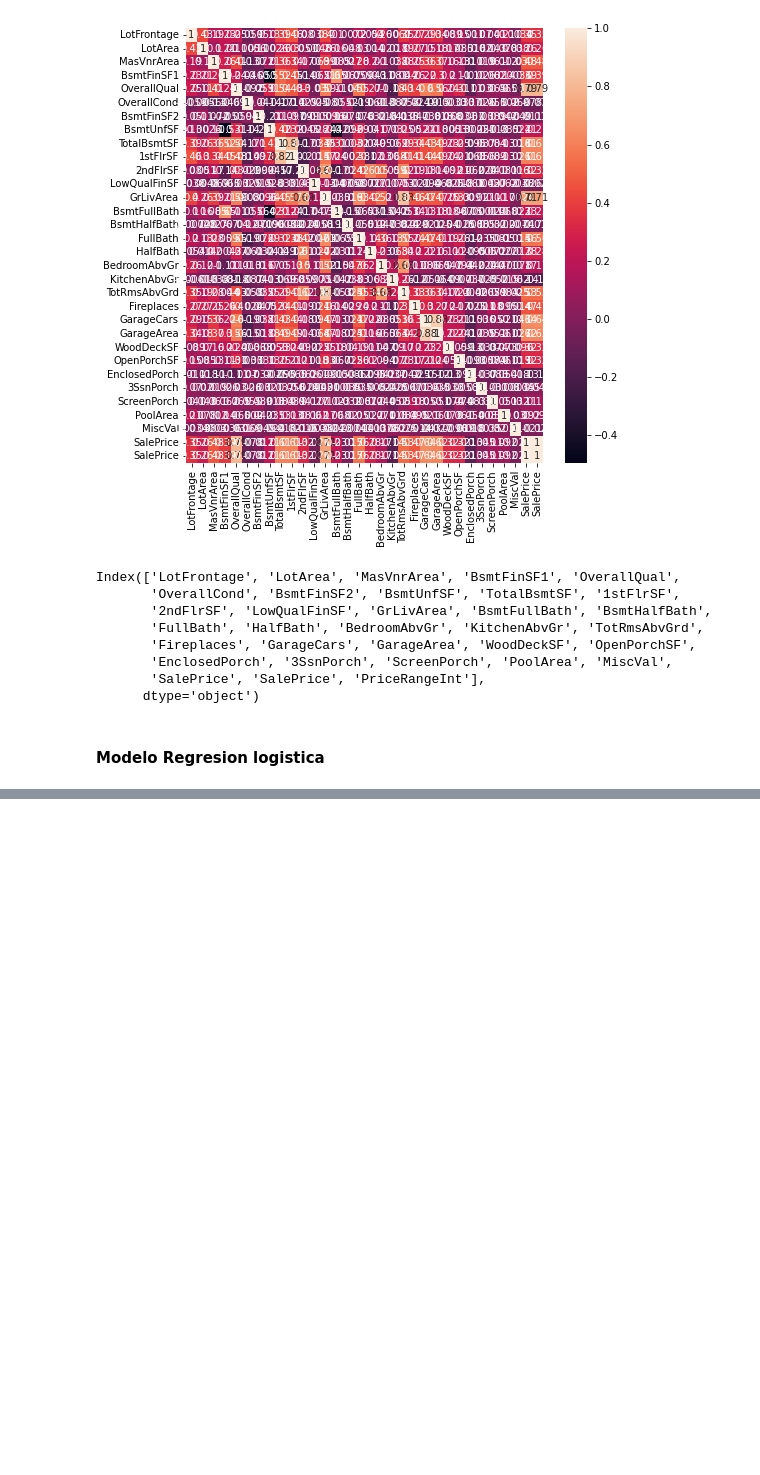
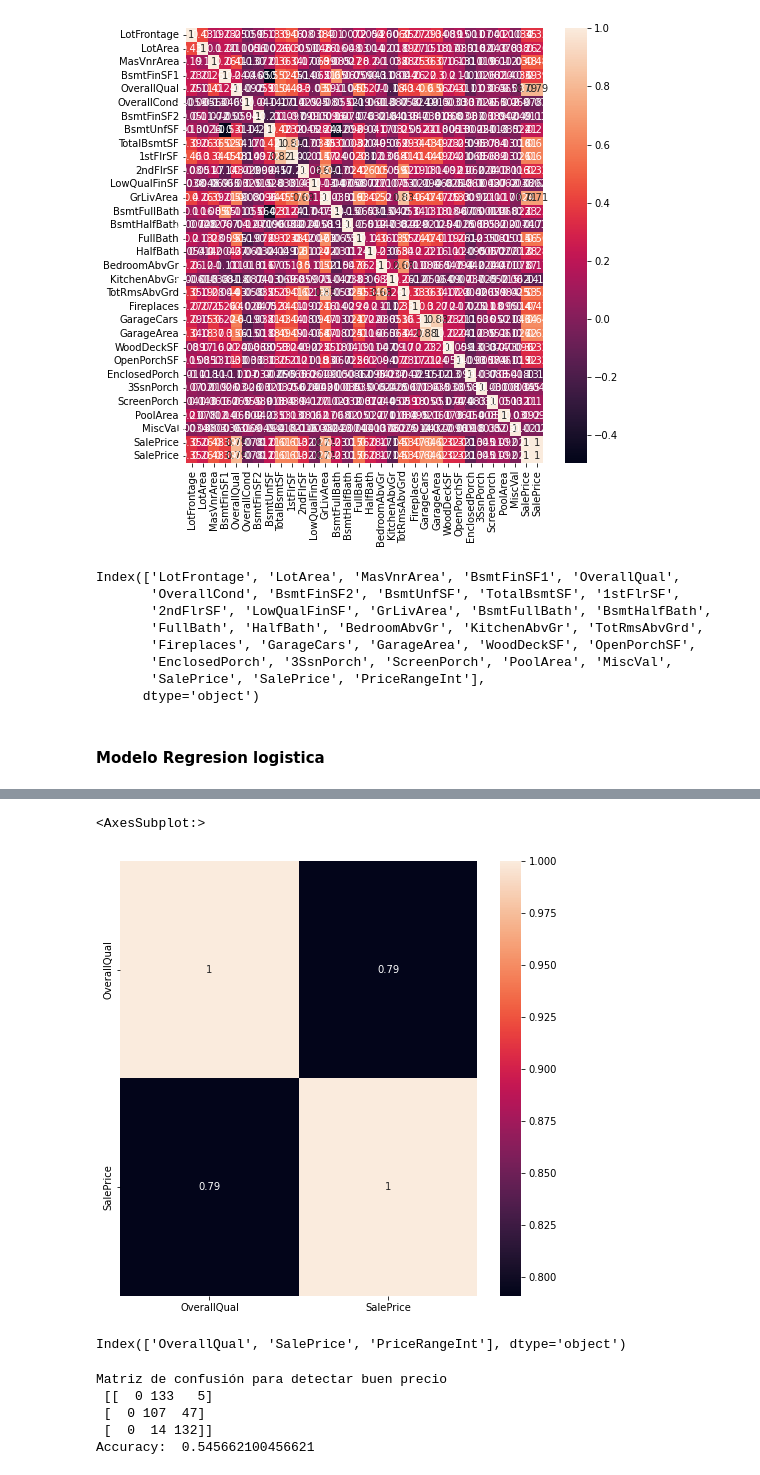
Before and after one commit to Andrei-Portales/hdt6-regresion_logistica, a Jupyter notebook: main.ipynb, the cells around one changed output, grey strips where cells are left out. Drawn from its saved outputs; the diff is of its cells as text; code cells hidden in the pictures; blank space fills up the shorter version.

```diff
--- a/main.ipynb
+++ b/main.ipynb
@@ -155,0 +219,3 @@ Accuracy:  0.6768802228412256
+# %%
+predictors_3 = ['OverallQual']
+data[predictors_3]
@@ -155,0 +236,13 @@ Accuracy:  0.6768802228412256
+# %%
+plt.subplots(figsize = (8,8))
+sns.heatmap(data[predictors_3 + ['SalePrice']].corr(), xticklabels=data[predictors_3 + ['SalePrice']].corr().columns, yticklabels=data[predictors_3 + ['SalePrice']].corr().columns, annot=True)
+# %% [output]
+<AxesSubplot:>
+[figure, added]
+# %%
+data_vars3 = data[predictors_3 + ['SalePrice'] + ['PriceRangeInt']]
+
+data_vars3 = data_vars3.dropna()
+data_vars3.columns
+# %% [output]
+Index(['OverallQual', 'SalePrice', 'PriceRangeInt'], dtype='object')
@@ -155,0 +261,13 @@ Accuracy:  0.6768802228412256
+# %%
+accuracy=accuracy_score(y_test,y_pred)
+precision =precision_score(y_test, y_pred,average='micro')
+recall =  recall_score(y_test, y_pred,average='micro')
+f1 = f1_score(y_test,y_pred,average='micro')
+print('Matriz de confusión para detectar buen precio\n',cm)
+print('Accuracy: ',accuracy)
+# %% [output]
+Matriz de confusión para detectar buen precio
+ [[  0 133   5]
+ [  0 107  47]
+ [  0  14 132]]
+Accuracy:  0.545662100456621
```
Also changed, not shown: parts of 15 cells of this notebook.
